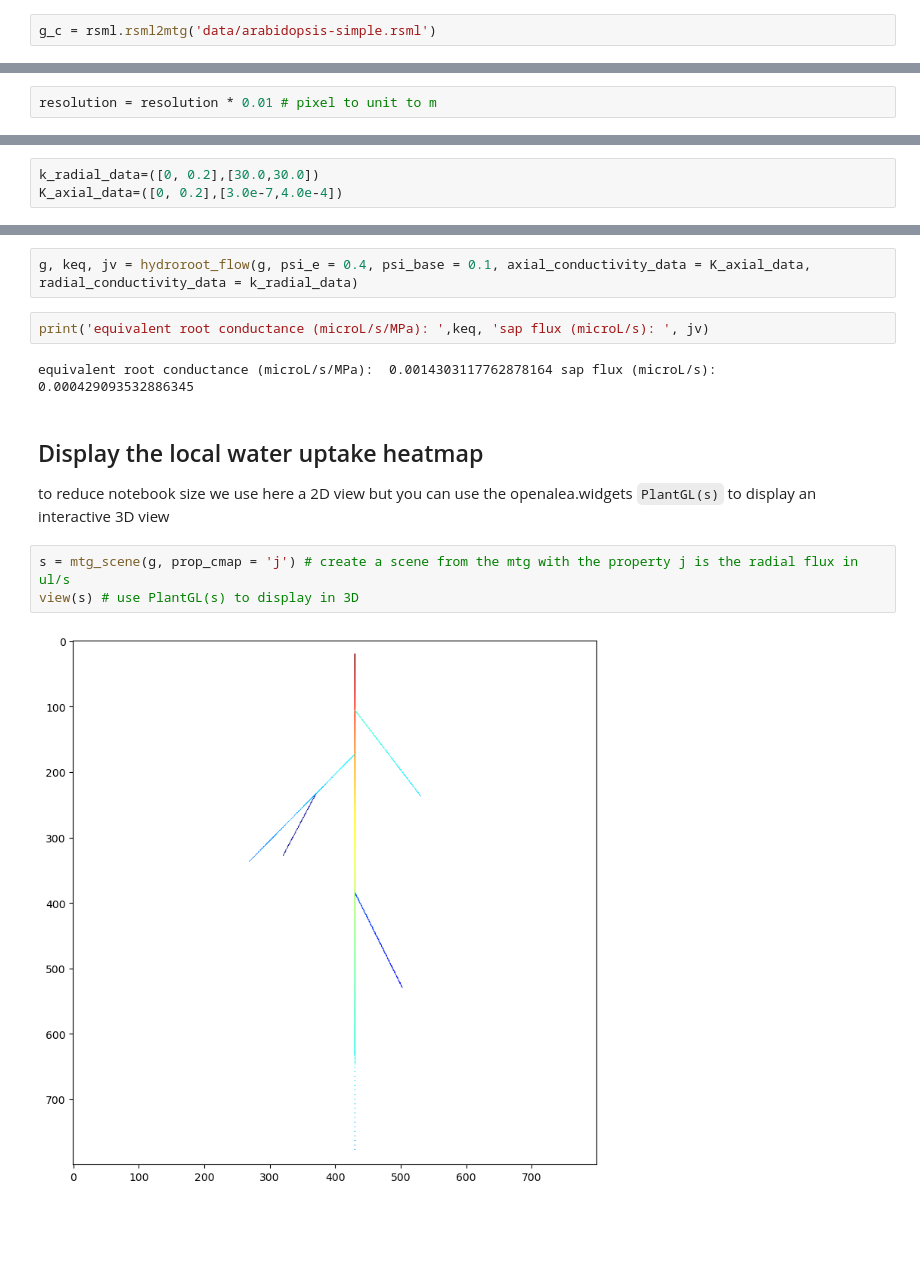
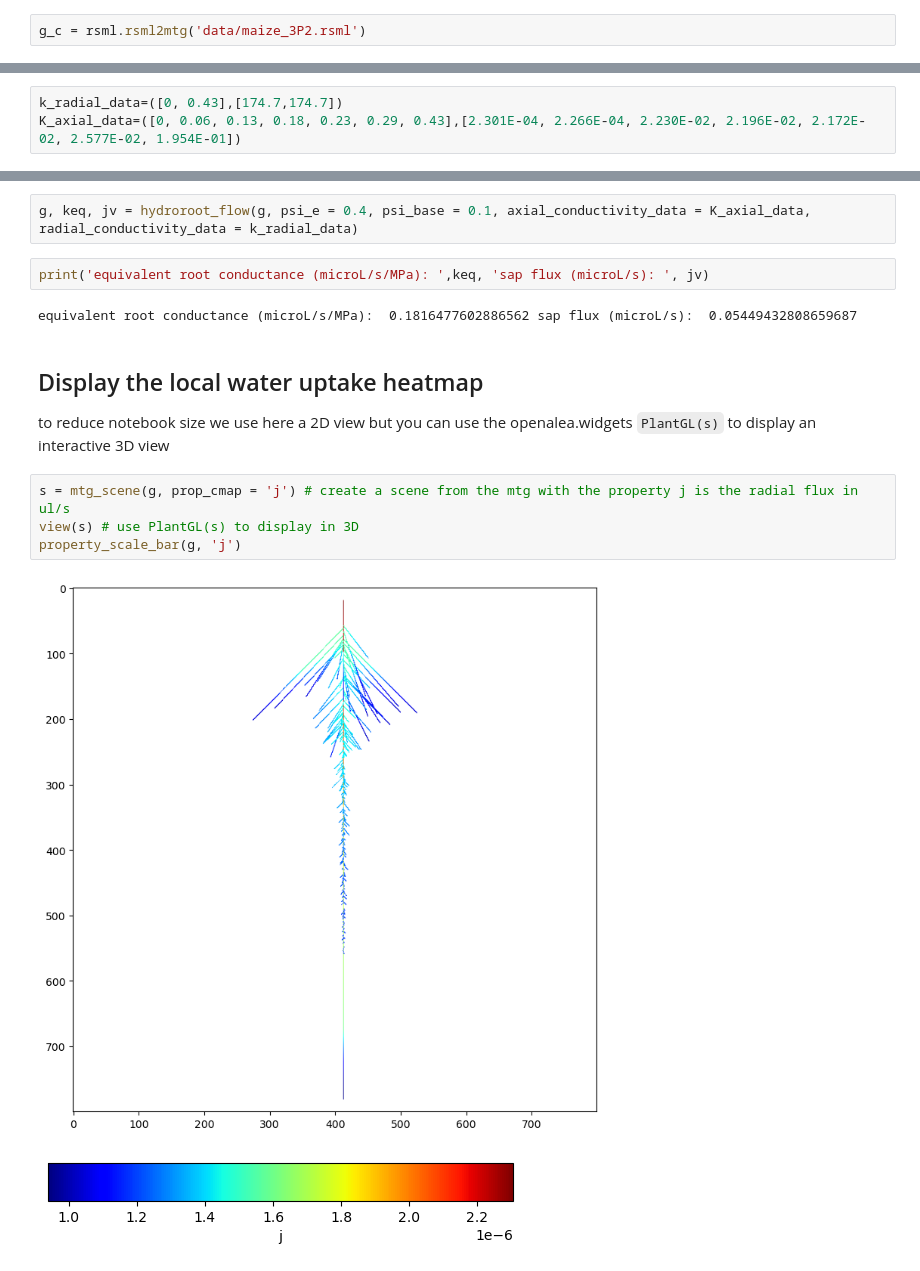
Before and after one commit to openalea/gallery, a Jupyter notebook: doc/package/hydroroot/example_archi_from_rsml.ipynb, the cells around one changed output, grey strips where cells are left out. Cells and saved outputs as stored; diff of their text form; blank space fills up the shorter version.

```diff
--- a/doc/package/hydroroot/example_archi_from_rsml.ipynb
+++ b/doc/package/hydroroot/example_archi_from_rsml.ipynb
@@ -17,7 +19,7 @@ from openalea.hydroroot.hydro_io import import_rsml_to_discrete_mtg, export_mtg_
 # %% [markdown]
 Read the RSML file and convert it into a *continuous* MTG. This is a MTG where each root (primary and lateral) is represented by one vertex. The geometry of each root is then stored in g_c.property('geometry').
 # %%
-g_c = rsml.rsml2mtg('data/arabidopsis-simple.rsml')
+g_c = rsml.rsml2mtg('data/maize_3P2.rsml')
 # %% [markdown]
 To be used in HydroRoot the MTG has to be converted to a *discrete* form of MTG, i.e. each vertex represent a representative elementary volume of a given length for example $10^{-4}$ m. In HydroRoot the lengths are in meter, therefore we must retrieve the resolution and the unit of the RSML file.
 # %%
@@ -29,5 +31,3 @@ cm
-# %%
-resolution = resolution * 0.01 # pixel to unit to m
 # %% [markdown]
 ## Build the discrete MTG
 # %%
@@ -42,8 +42,8 @@ g = radius.compute_relative_position(g) # Compute the position of each segment r
 # %% [markdown]
 Some conductance data versus distance to tip
 # %%
-k_radial_data=([0, 0.2],[30.0,30.0])
-K_axial_data=([0, 0.2],[3.0e-7,4.0e-4])
+k_radial_data=([0, 0.43],[174.7,174.7])
+K_axial_data=([0, 0.06, 0.13, 0.18, 0.23, 0.29, 0.43],[2.301E-04, 2.266E-04, 2.230E-02, 2.196E-02, 2.172E-02, 2.577E-02, 1.954E-01])
 # %% [markdown]
 Flux and equivalent conductance calculation, for a root in an external hydroponic medium at 0.4 MPa, its base at 0.1 MPa, and with the conductances set above.
 # %%
@@ -51,7 +51,7 @@ g, keq, jv = hydroroot_flow(g, psi_e = 0.4, psi_base = 0.1, axial_conductivity_d
 # %%
 print('equivalent root conductance (microL/s/MPa): ',keq, 'sap flux (microL/s): ', jv)
 # %% [output]
-equivalent root conductance (microL/s/MPa):  0.0014303117762878164 sap flux (microL/s):  0.000429093532886345
+equivalent root conductance (microL/s/MPa):  0.1816477602886562 sap flux (microL/s):  0.05449432808659687
 # %% [markdown]
 ## Display the local water uptake heatmap
 
@@ -59,5 +59,7 @@ to reduce notebook size we use here a 2D view but you can use the openalea.widge
 # %%
 s = mtg_scene(g, prop_cmap = 'j') # create a scene from the mtg with the property j is the radial flux in ul/s
 view(s) # use PlantGL(s) to display in 3D
+property_scale_bar(g, 'j')
 # %% [output]
-[figure, old version]
+[figure, new version]
+[figure, added]
```
Also changed, not shown: parts of 10 cells of this notebook, 6 other files.
